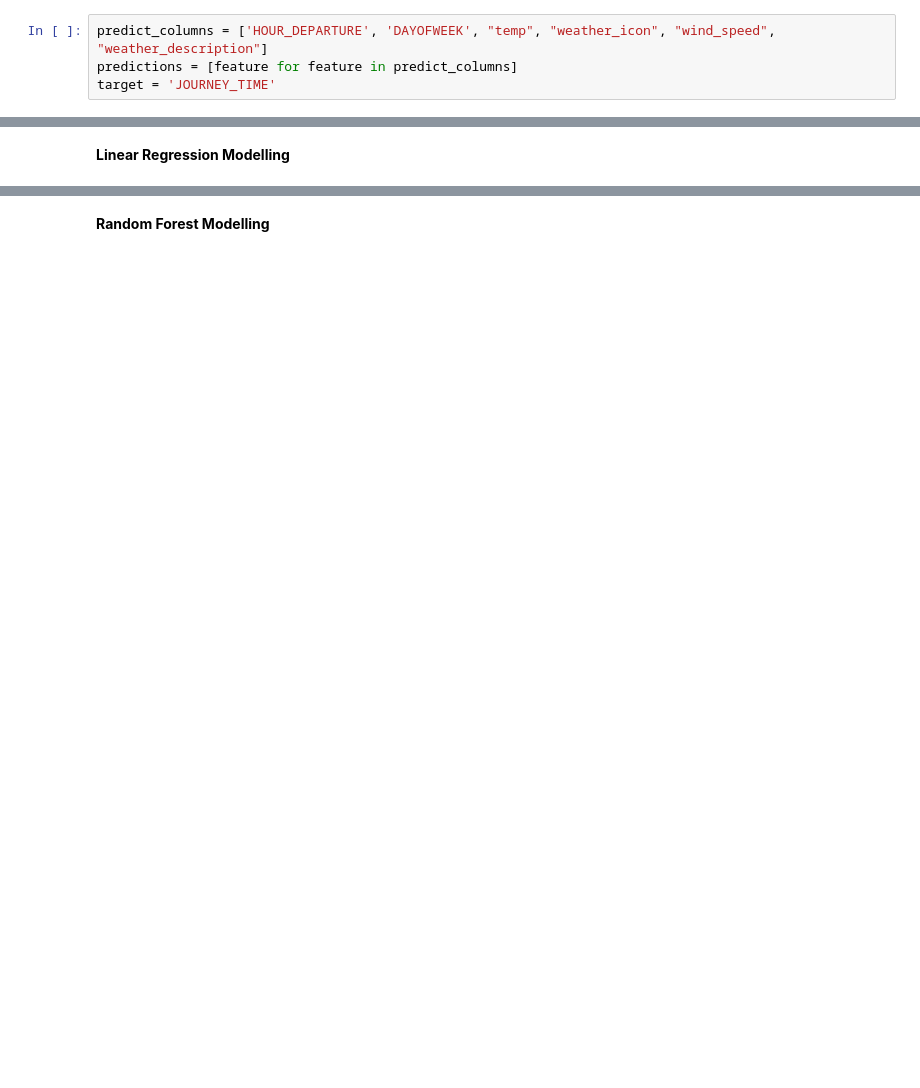
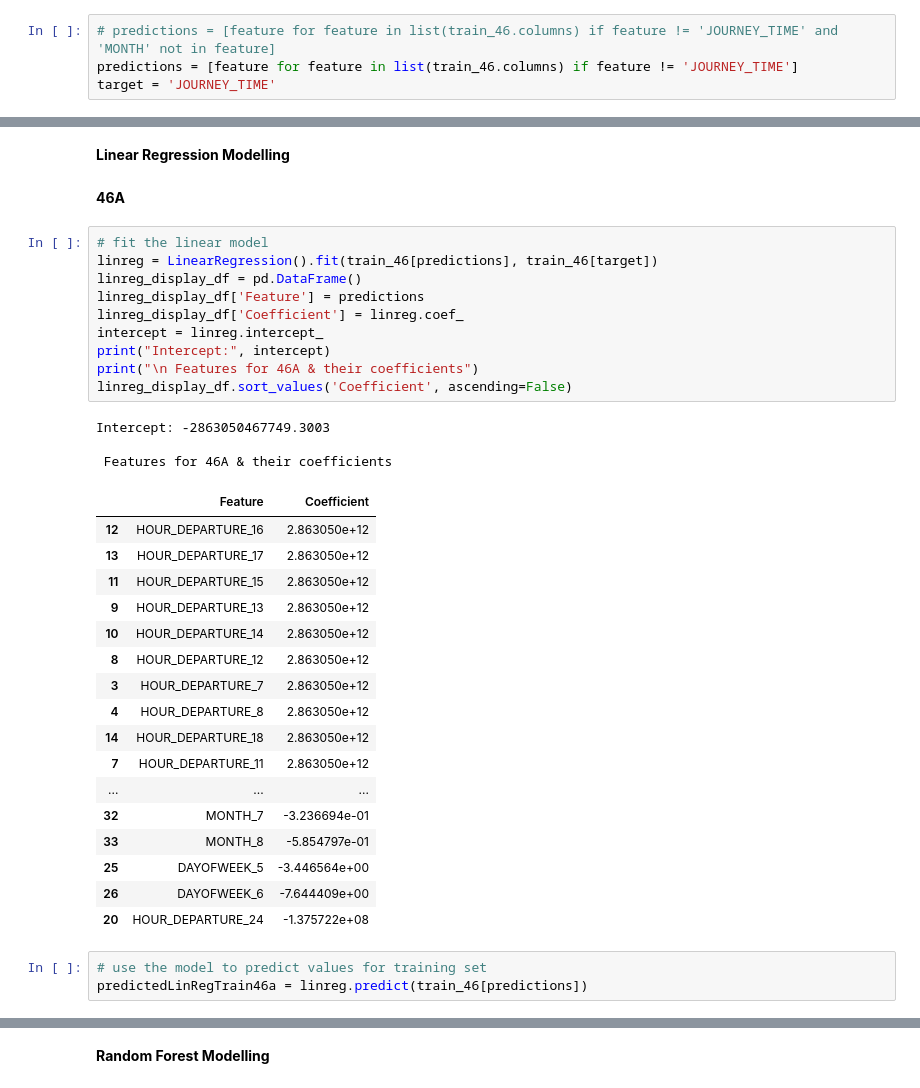
Before and after one commit to kevinobrien97/comp47360_SummerGroupProject, a Jupyter notebook: analytics/BasicModellingKevin.ipynb, the cells around one changed output, grey strips where cells are left out. Drawn from its saved outputs; the diff is of its cells as text; blank space fills up the shorter version.

```diff
--- a/analytics/BasicModellingKevin.ipynb
+++ b/analytics/BasicModellingKevin.ipynb
@@ -1257,5 +1254,5 @@ DAYOFWEEK_6                      uint8
 dtype: object
 # %%
-predict_columns = ['HOUR_DEPARTURE', 'DAYOFWEEK', "temp", "weather_icon", "wind_speed", "weather_description"]
-predictions = [feature for feature in predict_columns]
+# predictions = [feature for feature in list(train_46.columns) if feature != 'JOURNEY_TIME' and 'MONTH' not in feature]
+predictions = [feature for feature in list(train_46.columns) if feature != 'JOURNEY_TIME']
 target = 'JOURNEY_TIME'
@@ -1262,2 +1290,38 @@ target = 'JOURNEY_TIME'
 # %% [markdown]
 <b>Linear Regression Modelling</b>
+# %% [markdown]
+<b>46A</b>
+# %%
+# fit the linear model
+linreg = LinearRegression().fit(train_46[predictions], train_46[target])
+linreg_display_df = pd.DataFrame()
+linreg_display_df['Feature'] = predictions
+linreg_display_df['Coefficient'] = linreg.coef_
+intercept = linreg.intercept_
+print("Intercept:", intercept)
+print("\n Features for 46A & their coefficients")
+linreg_display_df.sort_values('Coefficient', ascending=False)
+# %% [output]
+Intercept: -2863050467749.3003
+
+ Features for 46A & their coefficients
+|  | Feature | Coefficient |
+| 12 | HOUR_DEPARTURE_16 | 2.863050e+12 |
+| 13 | HOUR_DEPARTURE_17 | 2.863050e+12 |
+| 11 | HOUR_DEPARTURE_15 | 2.863050e+12 |
+| 9 | HOUR_DEPARTURE_13 | 2.863050e+12 |
+| 10 | HOUR_DEPARTURE_14 | 2.863050e+12 |
+| 8 | HOUR_DEPARTURE_12 | 2.863050e+12 |
+| 3 | HOUR_DEPARTURE_7 | 2.863050e+12 |
+| 4 | HOUR_DEPARTURE_8 | 2.863050e+12 |
+| 14 | HOUR_DEPARTURE_18 | 2.863050e+12 |
+| 7 | HOUR_DEPARTURE_11 | 2.863050e+12 |
+| ... | ... | ... |
+| 32 | MONTH_7 | -3.236694e-01 |
+| 33 | MONTH_8 | -5.854797e-01 |
+| 25 | DAYOFWEEK_5 | -3.446564e+00 |
+| 26 | DAYOFWEEK_6 | -7.644409e+00 |
+| 20 | HOUR_DEPARTURE_24 | -1.375722e+08 |
+# %%
+# use the model to predict values for training set
+predictedLinRegTrain46a = linreg.predict(train_46[predictions])
```
Also changed, not shown: parts of 69 cells of this notebook.
